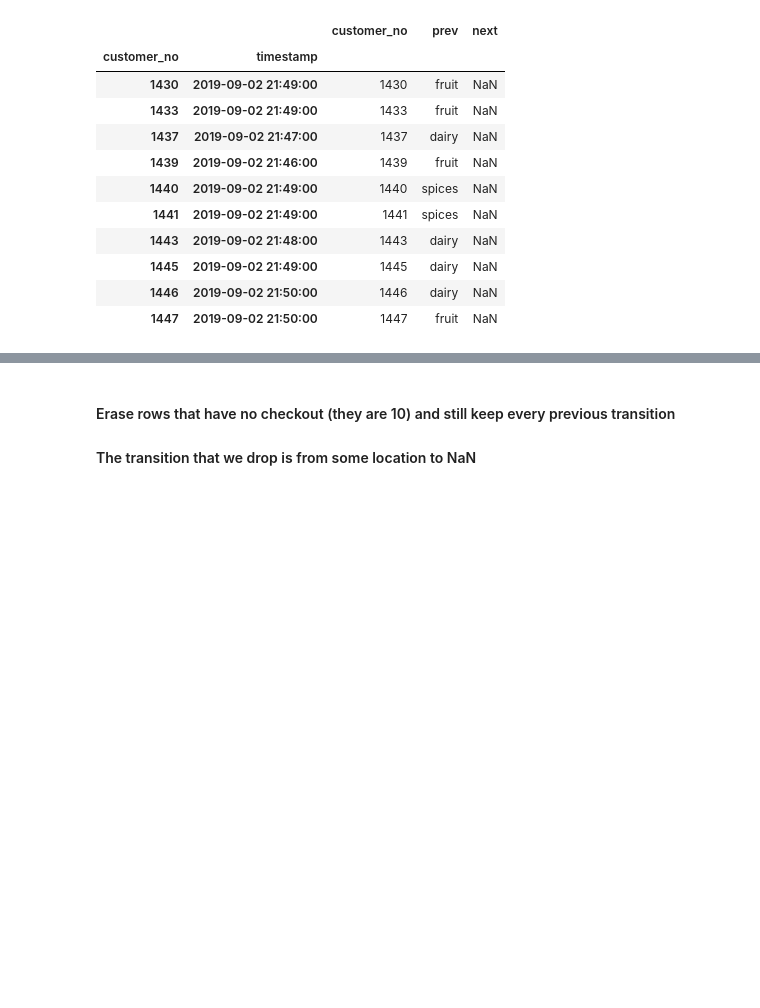
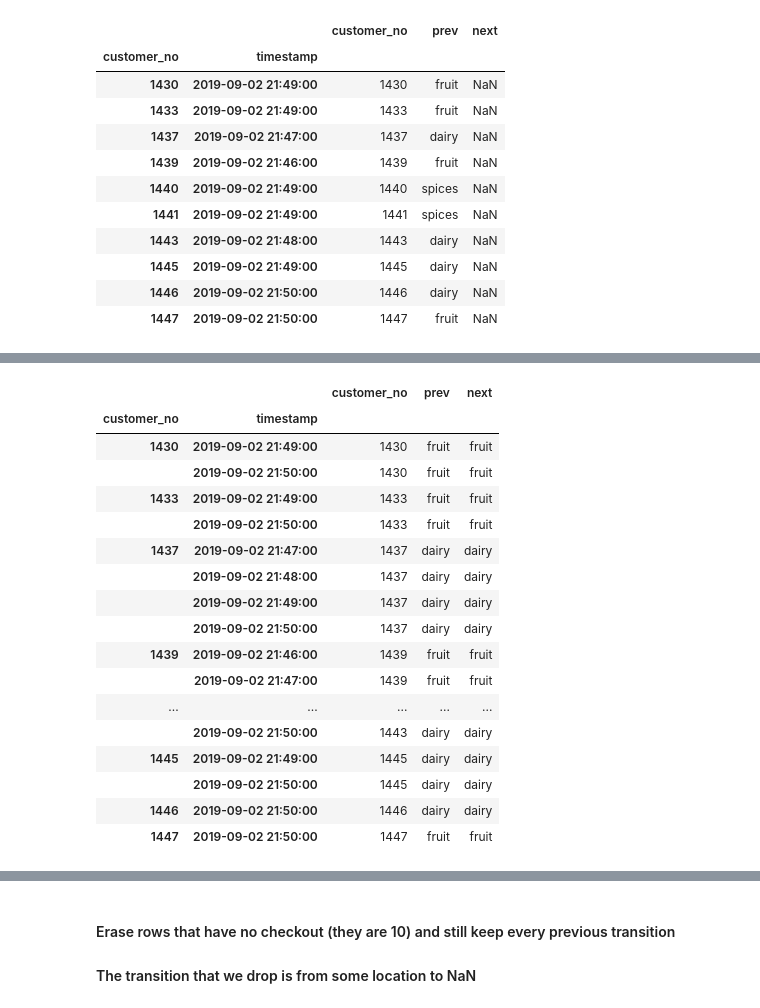
Before and after one commit to lau-b/doodl-supermarket, a Jupyter notebook: notebooks/exploratory_analysis.ipynb, the cells around one changed output, grey strips where cells are left out. Saved outputs shown, nothing was run; the diff lists cells and outputs as text; code cells hidden in the pictures; blank space fills up the shorter version.

Commit message:
finished logic for thieves in notebook

```diff
--- a/notebooks/exploratory_analysis.ipynb
+++ b/notebooks/exploratory_analysis.ipynb
@@ -2,7 +2,7 @@
 import pandas as pd
 import numpy as np
 # %%
-df = pd.read_csv('./data/raw/monday.csv', sep=';', index_col=0, parse_dates=True)
+df = pd.read_csv('../data/raw/monday.csv', sep=';', index_col=0, parse_dates=True)
 # %%
 df.head(40)
 # %% [output]
@@ -122,3 +122,25 @@ thieves
 | 1445 | 2019-09-02 21:49:00 | 1445 | dairy | NaN |
 | 1446 | 2019-09-02 21:50:00 | 1446 | dairy | NaN |
 | 1447 | 2019-09-02 21:50:00 | 1447 | fruit | NaN |
+# %%
+pew = pd.DataFrame({'timestamp':[], 'customer_no':[], 'prev':[], 'next':[]})
+end = f'{thieves.index.get_level_values(1).date.min()} 21:50:00'
+
+dx = []
+
+for index, values in thieves.iterrows():
+    date_range
+    start = index[1]
+
+    date_range = pd.DataFrame({'timestamp': pd.date_range(start=start, end=end, freq='1min'),
+                               'customer_no': values[0],
+                               'prev': values[1],
+                               'next': values[1]})
+    dx.append(date_range)
+
+first = dx[0]
+for d in range(1,len(dx)):
+    first = first.append(dx[d])
+
+# first.set_index('timestamp')
+first
@@ -124,0 +165,25 @@ thieves
+# %%
+first.reset_index(inplace=True)
+# %%
+first = first.set_index(keys=['customer_no', 'timestamp'], drop=False)
+first = first.drop(axis=1, columns=['index', 'timestamp'])
+first
+# %% [output]
+|  |  | customer_no | prev | next |
+| customer_no | timestamp |  |  |  |
+| 1430 | 2019-09-02 21:49:00 | 1430 | fruit | fruit |
+|  | 2019-09-02 21:50:00 | 1430 | fruit | fruit |
+| 1433 | 2019-09-02 21:49:00 | 1433 | fruit | fruit |
+|  | 2019-09-02 21:50:00 | 1433 | fruit | fruit |
+| 1437 | 2019-09-02 21:47:00 | 1437 | dairy | dairy |
+|  | 2019-09-02 21:48:00 | 1437 | dairy | dairy |
+|  | 2019-09-02 21:49:00 | 1437 | dairy | dairy |
+|  | 2019-09-02 21:50:00 | 1437 | dairy | dairy |
+| 1439 | 2019-09-02 21:46:00 | 1439 | fruit | fruit |
+|  | 2019-09-02 21:47:00 | 1439 | fruit | fruit |
+| ... | ... | ... | ... | ... |
+|  | 2019-09-02 21:50:00 | 1443 | dairy | dairy |
+| 1445 | 2019-09-02 21:49:00 | 1445 | dairy | dairy |
+|  | 2019-09-02 21:50:00 | 1445 | dairy | dairy |
+| 1446 | 2019-09-02 21:50:00 | 1446 | dairy | dairy |
+| 1447 | 2019-09-02 21:50:00 | 1447 | fruit | fruit |
```
Also changed, not shown: parts of 4 cells of this notebook.
